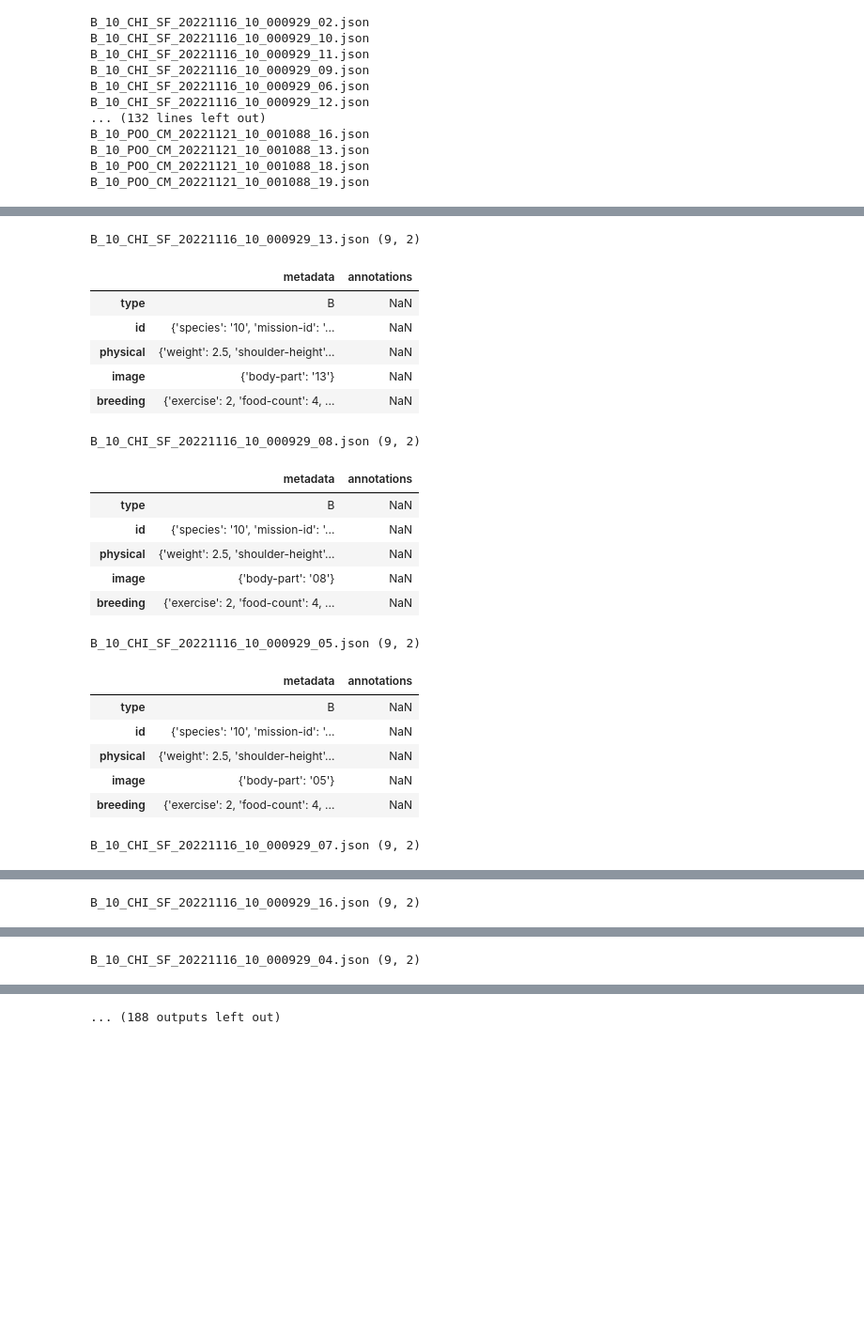
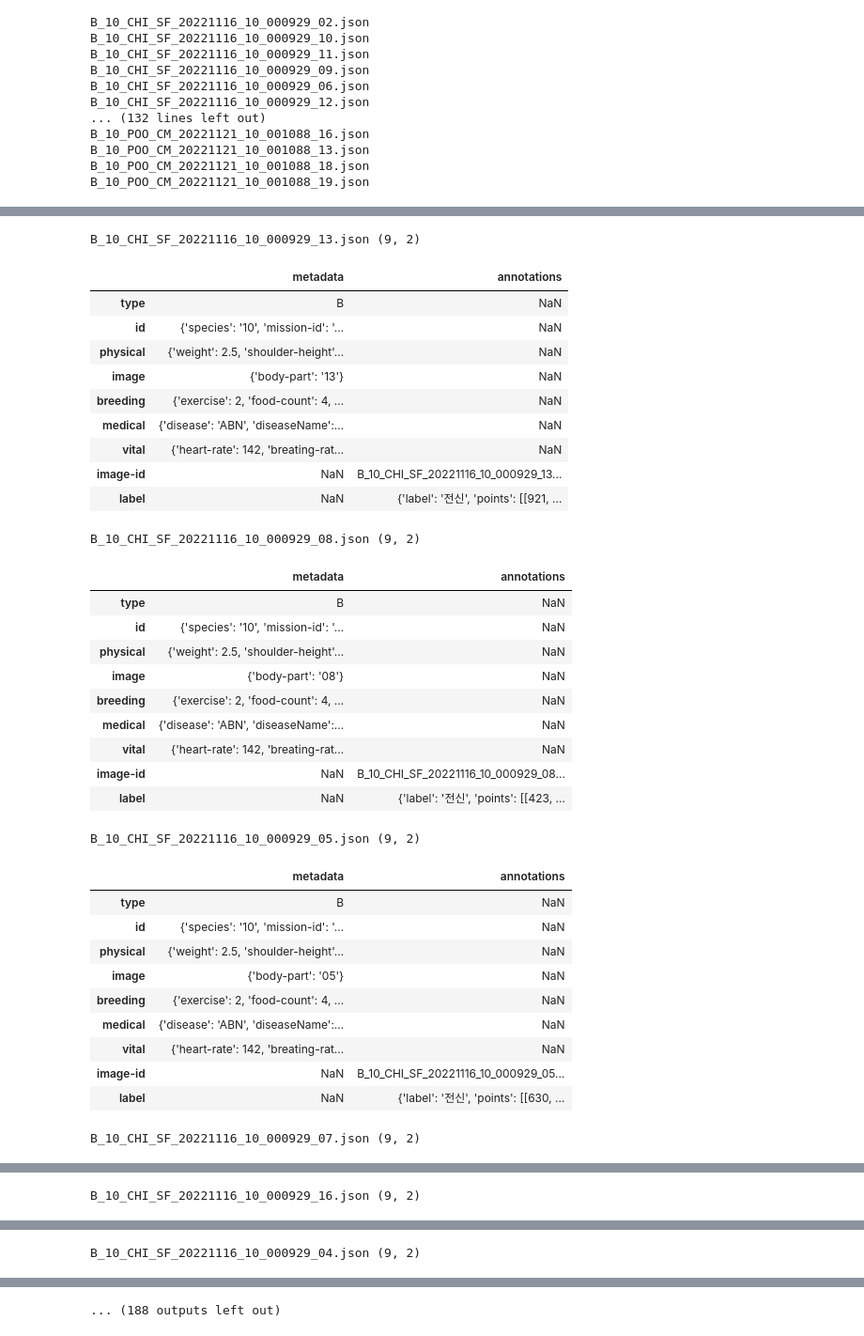
Before and after one commit to cwave-org/MUNG, a Jupyter notebook: MUNGDATA.ipynb, the cells around one changed output, grey strips where cells are left out. Shown at 94% size. Cells and saved outputs as stored; diff of their text form; code cells hidden in the pictures; blank space fills up the shorter version.

```diff
--- a/MUNGDATA.ipynb
+++ b/MUNGDATA.ipynb
@@ -86,17 +110,21 @@ B_10_CHI_SF_20221116_10_000929_04.json (9, 2)
 # %%
 for filename in glob('*.json'):
   df = pd.read_json(filename)
   print(filename, df.shape)
-  display(df.head())
+  display(df.head(10))
   print('\n')
 # %% [output]
 B_10_CHI_SF_20221116_10_000929_13.json (9, 2)
 |  | metadata | annotations |
 | type | B | NaN |
 | id | {'species': '10', 'mission-id': '... | NaN |
 | physical | {'weight': 2.5, 'shoulder-height'... | NaN |
 | image | {'body-part': '13'} | NaN |
 | breeding | {'exercise': 2, 'food-count': 4, ... | NaN |
+| medical | {'disease': 'ABN', 'diseaseName':... | NaN |
+| vital | {'heart-rate': 142, 'breating-rat... | NaN |
+| image-id | NaN | B_10_CHI_SF_20221116_10_000929_13... |
+| label | NaN | {'label': '전신', 'points': [[921, ... |
 B_10_CHI_SF_20221116_10_000929_08.json (9, 2)
 |  | metadata | annotations |
 | type | B | NaN |
@@ -104,6 +132,10 @@ B_10_CHI_SF_20221116_10_000929_08.json (9, 2)
 | physical | {'weight': 2.5, 'shoulder-height'... | NaN |
 | image | {'body-part': '08'} | NaN |
 | breeding | {'exercise': 2, 'food-count': 4, ... | NaN |
+| medical | {'disease': 'ABN', 'diseaseName':... | NaN |
+| vital | {'heart-rate': 142, 'breating-rat... | NaN |
+| image-id | NaN | B_10_CHI_SF_20221116_10_000929_08... |
+| label | NaN | {'label': '전신', 'points': [[423, ... |
 B_10_CHI_SF_20221116_10_000929_05.json (9, 2)
 |  | metadata | annotations |
 | type | B | NaN |
@@ -111,6 +143,10 @@ B_10_CHI_SF_20221116_10_000929_05.json (9, 2)
 | physical | {'weight': 2.5, 'shoulder-height'... | NaN |
 | image | {'body-part': '05'} | NaN |
 | breeding | {'exercise': 2, 'food-count': 4, ... | NaN |
+| medical | {'disease': 'ABN', 'diseaseName':... | NaN |
+| vital | {'heart-rate': 142, 'breating-rat... | NaN |
+| image-id | NaN | B_10_CHI_SF_20221116_10_000929_05... |
+| label | NaN | {'label': '전신', 'points': [[630, ... |
 B_10_CHI_SF_20221116_10_000929_07.json (9, 2)
 |  | metadata | annotations |
 | type | B | NaN |
```
Also changed, not shown: parts of 9 cells of this notebook.
